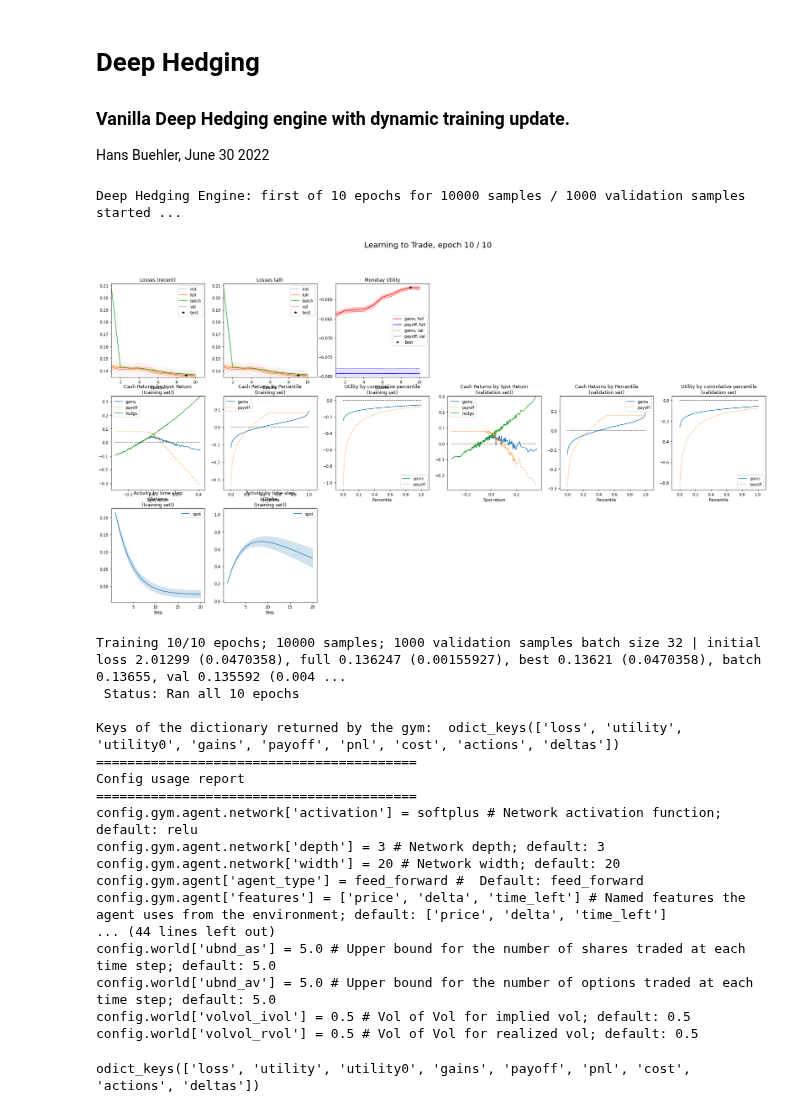
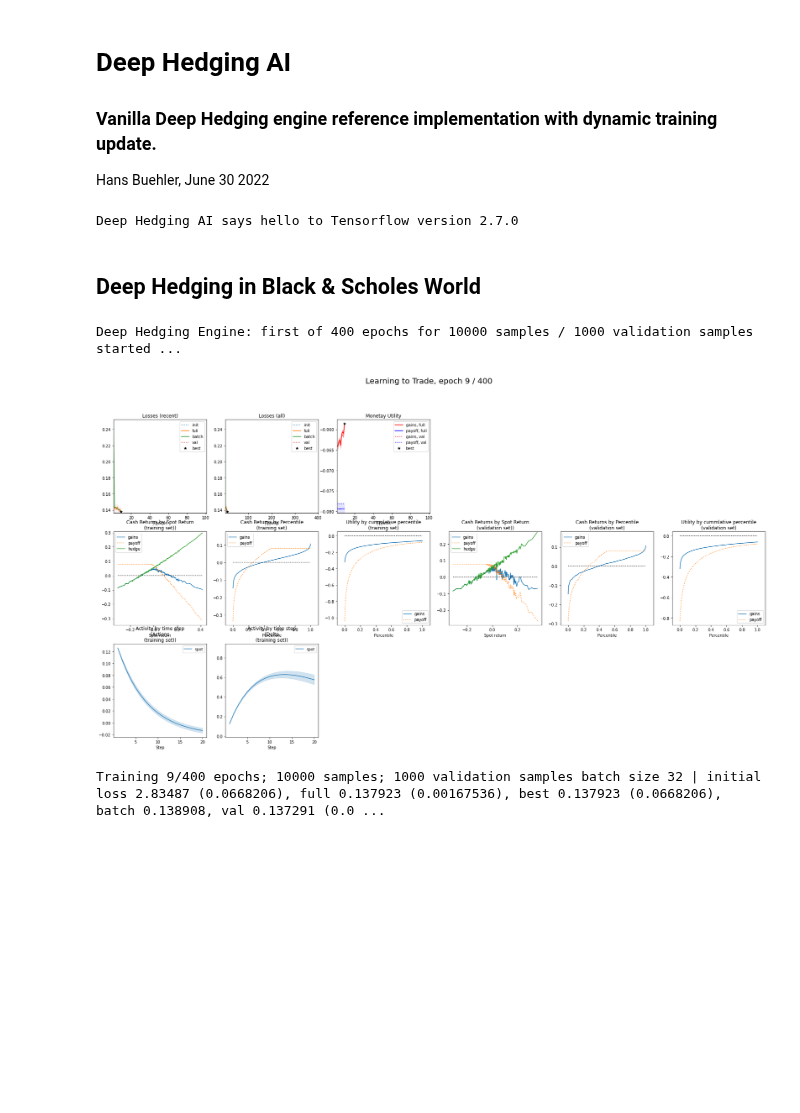
Before and after one commit to hansbuehler/deephedging, a Jupyter notebook: notebooks/trainer.ipynb, the cells around one changed output. Saved outputs shown, nothing was run; the diff lists cells and outputs as text; code cells hidden in the pictures; blank space fills up the shorter version.

```diff
--- a/notebooks/trainer.ipynb
+++ b/notebooks/trainer.ipynb
@@ -1,6 +1,6 @@
 # %% [markdown]
-# Deep Hedging
-### Vanilla Deep Hedging engine with dynamic training update.
+# Deep Hedging AI
+### Vanilla Deep Hedging engine reference implementation with dynamic training update.
 Hans Buehler, June 30 2022
 # %%
 """
@@ -21,10 +21,13 @@ import deephedging.trainer as trainer
 imp.reload(trainer)
 """
 
+print("Deep Hedging AI says hello to ", end='')
 from cdxbasics.config import Config
 from deephedging.trainer import train
 from deephedging.gym import VanillaDeepHedgingGym
 from deephedging.world import SimpleWorld_Spot_ATM
+
+from IPython.display import display, Markdown
 
 # see print of the config below for numerous options
 config = Config()
@@ -34,55 +37,80 @@ config.world.steps = 20
 config.world.black_scholes = True
 # gym
 config.gym.objective.utility = "exp2"
 config.gym.objective.lmbda = 10.
 config.gym.agent.network.depth = 3
 config.gym.agent.network.activation = "softplus"
 # trainer
 config.trainer.train.batch_size = None
-config.trainer.train.epochs = 10
+config.trainer.train.epochs = 400
 config.trainer.train.run_eagerly = False
 config.trainer.visual.epoch_refresh = 1
 config.trainer.visual.time_refresh = 10
-config.trainer.visual.pcnt_lo = 0.25
-config.trainer.visual.pcnt_hi = 0.75
+config.trainer.visual.confidence_pcnt_lo = 0.25
+config.trainer.visual.confidence_pcnt_hi = 0.75
+
+display(Markdown("## Deep Hedging in Black \& Scholes World"))
 
 # create world
 world  = SimpleWorld_Spot_ATM( config.world )
 val_world  = world.clone(samples=1000)
 
 # create training environment
 gym = VanillaDeepHedgingGym( config.gym )
 
 # create training environment
 train( gym=gym, world=world, val_world=val_world, config=config.trainer )
 r = gym(world.tf_data)
 print("Keys of the dictionary returned by the gym: ", r.keys())
 
 print("=========================================")
 print("Config usage report")
 print("=========================================")
 print( config.usage_report() )
 config.done()
 # %% [output]
-Deep Hedging Engine: first of 10 epochs for 10000 samples / 1000 validation samples started ...
+Deep Hedging AI says hello to Tensorflow version 2.7.0
+## Deep Hedging in Black \& Scholes World
+Deep Hedging Engine: first of 400 epochs for 10000 samples / 1000 validation samples started ...
-[figure, old version]
+[figure, new version]
-Training 10/10 epochs; 10000 samples; 1000 validation samples batch size 32 | initial loss 2.01299 (0.0470358), full 0.136247 (0.00155927), best 0.13621 (0.0470358), batch 0.13655, val 0.135592 (0.004 ...
- Status: Ran all 10 epochs
-
-Keys of the dictionary returned by the gym:  odict_keys(['loss', 'utility', 'utility0', 'gains', 'payoff', 'pnl', 'cost', 'actions', 'deltas'])
-=========================================
-Config usage report
-=========================================
-config.gym.agent.network['activation'] = softplus # Network activation function; default: relu
-config.gym.agent.network['depth'] = 3 # Network depth; default: 3
-config.gym.agent.network['width'] = 20 # Network width; default: 20
-config.gym.agent['agent_type'] = feed_forward #  Default: feed_forward
-config.gym.agent['features'] = ['price', 'delta', 'time_left'] # Named features the agent uses from the environment; default: ['price', 'delta', 'time_left']
-... (44 lines left out)
-config.world['ubnd_as'] = 5.0 # Upper bound for the number of shares traded at each time step; default: 5.0
-config.world['ubnd_av'] = 5.0 # Upper bound for the number of options traded at each time step; default: 5.0
-config.world['volvol_ivol'] = 0.5 # Vol of Vol for implied vol; default: 0.5
-config.world['volvol_rvol'] = 0.5 # Vol of Vol for realized vol; default: 0.5
+Training 9/400 epochs; 10000 samples; 1000 validation samples batch size 32 | initial loss 2.83487 (0.0668206), full 0.137923 (0.00167536), best 0.137923 (0.0668206), batch 0.138908, val 0.137291 (0.0 ...
 # %%
+# see print of the config below for numerous options
+config = Config()
+# world
+config.world.samples = 10000
+config.world.steps = 20
+config.world.black_scholes = False
+# gym
+config.gym.objective.utility = "exp2"
+config.gym.objective.lmbda = 10.
+config.gym.agent.network.depth = 3
+config.gym.agent.network.activation = "softplus"
+# trainer
+config.trainer.train.batch_size = None
+config.trainer.train.epochs = 400
+config.trainer.train.run_eagerly = False
+config.trainer.visual.epoch_refresh = 1
+config.trainer.visual.time_refresh = 10
+config.trainer.visual.confidence_pcnt_lo = 0.25
+config.trainer.visual.confidence_pcnt_hi = 0.75
+
+display(Markdown("## Deep Hedging in simple Stochastic Volatility"))
+
+# create world
+world  = SimpleWorld_Spot_ATM( config.world )
+val_world  = world.clone(samples=1000)
+
+# create training environment
+gym = VanillaDeepHedgingGym( config.gym )
+
+# create training environment
+train( gym=gym, world=world, val_world=val_world, config=config.trainer )
+r = gym(world.tf_data)
+print("Keys of the dictionary returned by the gym: ", r.keys())
+
+print("=========================================")
+print("Config usage report")
+print("=========================================")
+print( config.usage_report() )
+config.done()
-# %% [output]
-odict_keys(['loss', 'utility', 'utility0', 'gains', 'payoff', 'pnl', 'cost', 'actions', 'deltas'])
```
Also changed, not shown: 5 other files.
